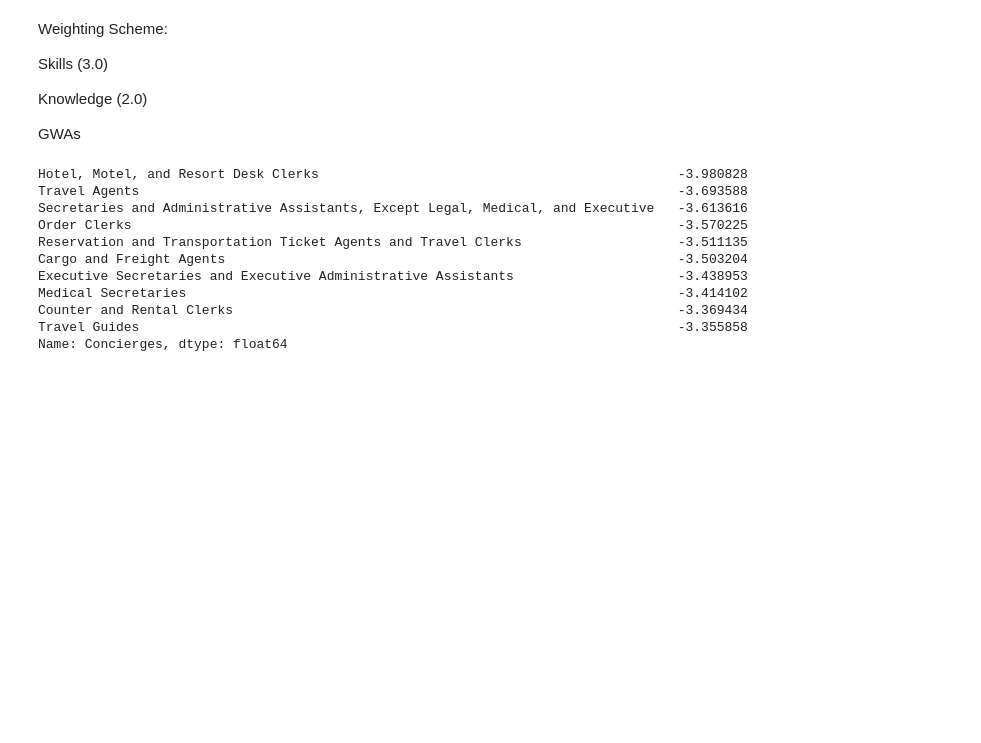
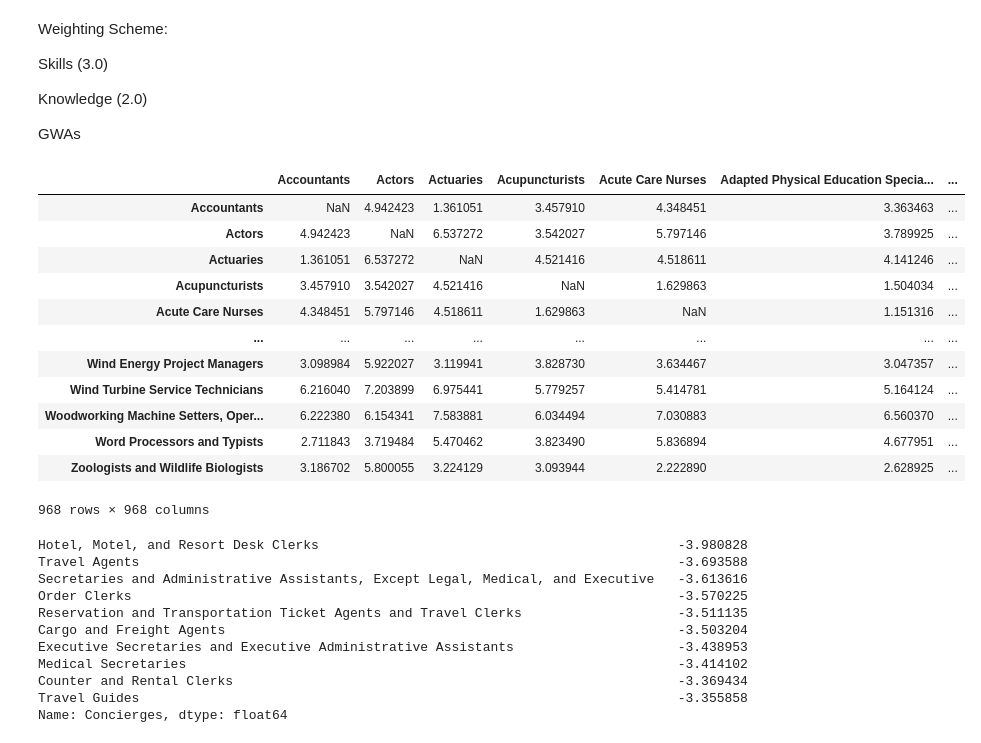
Before and after one commit to thanh17/-UROP-Employment-Pathway, a Jupyter notebook: Python notebooks/Career Changer Replication.ipynb, the cells around one changed output. Drawn from its saved outputs; the diff is of its cells as text; code cells hidden in the pictures; blank space fills up the shorter version.

```diff
--- a/Python notebooks/Career Changer Replication.ipynb
+++ b/Python notebooks/Career Changer Replication.ipynb
@@ -442,6 +458,21 @@ Knowledge (2.0)
 GWAs
 # %%
 df_out = pd.concat([knowledge_dist.multiply(2),skills_dist.multiply(3),gwas_dist]).groupby(level =0).mean()
+df_out.add(4)
+# %% [output]
+|  | Accountants | Actors | Actuaries | Acupuncturists | Acute Care Nurses | Adapted Physical Education Specia... | ... |
+| Accountants | NaN | 4.942423 | 1.361051 | 3.457910 | 4.348451 | 3.363463 | ... |
+| Actors | 4.942423 | NaN | 6.537272 | 3.542027 | 5.797146 | 3.789925 | ... |
+| Actuaries | 1.361051 | 6.537272 | NaN | 4.521416 | 4.518611 | 4.141246 | ... |
+| Acupuncturists | 3.457910 | 3.542027 | 4.521416 | NaN | 1.629863 | 1.504034 | ... |
+| Acute Care Nurses | 4.348451 | 5.797146 | 4.518611 | 1.629863 | NaN | 1.151316 | ... |
+| ... | ... | ... | ... | ... | ... | ... | ... |
+| Wind Energy Project Managers | 3.098984 | 5.922027 | 3.119941 | 3.828730 | 3.634467 | 3.047357 | ... |
+| Wind Turbine Service Technicians | 6.216040 | 7.203899 | 6.975441 | 5.779257 | 5.414781 | 5.164124 | ... |
+| Woodworking Machine Setters, Oper... | 6.222380 | 6.154341 | 7.583881 | 6.034494 | 7.030883 | 6.560370 | ... |
+| Word Processors and Typists | 2.711843 | 3.719484 | 5.470462 | 3.823490 | 5.836894 | 4.677951 | ... |
+| Zoologists and Wildlife Biologists | 3.186702 | 5.800055 | 3.224129 | 3.093944 | 2.222890 | 2.628925 | ... |
+968 rows × 968 columns
 # %%
 df_out.loc['Concierges'].sort_values()[0:10]
 # %% [output]
```
Also changed, not shown: parts of 8 cells of this notebook.
